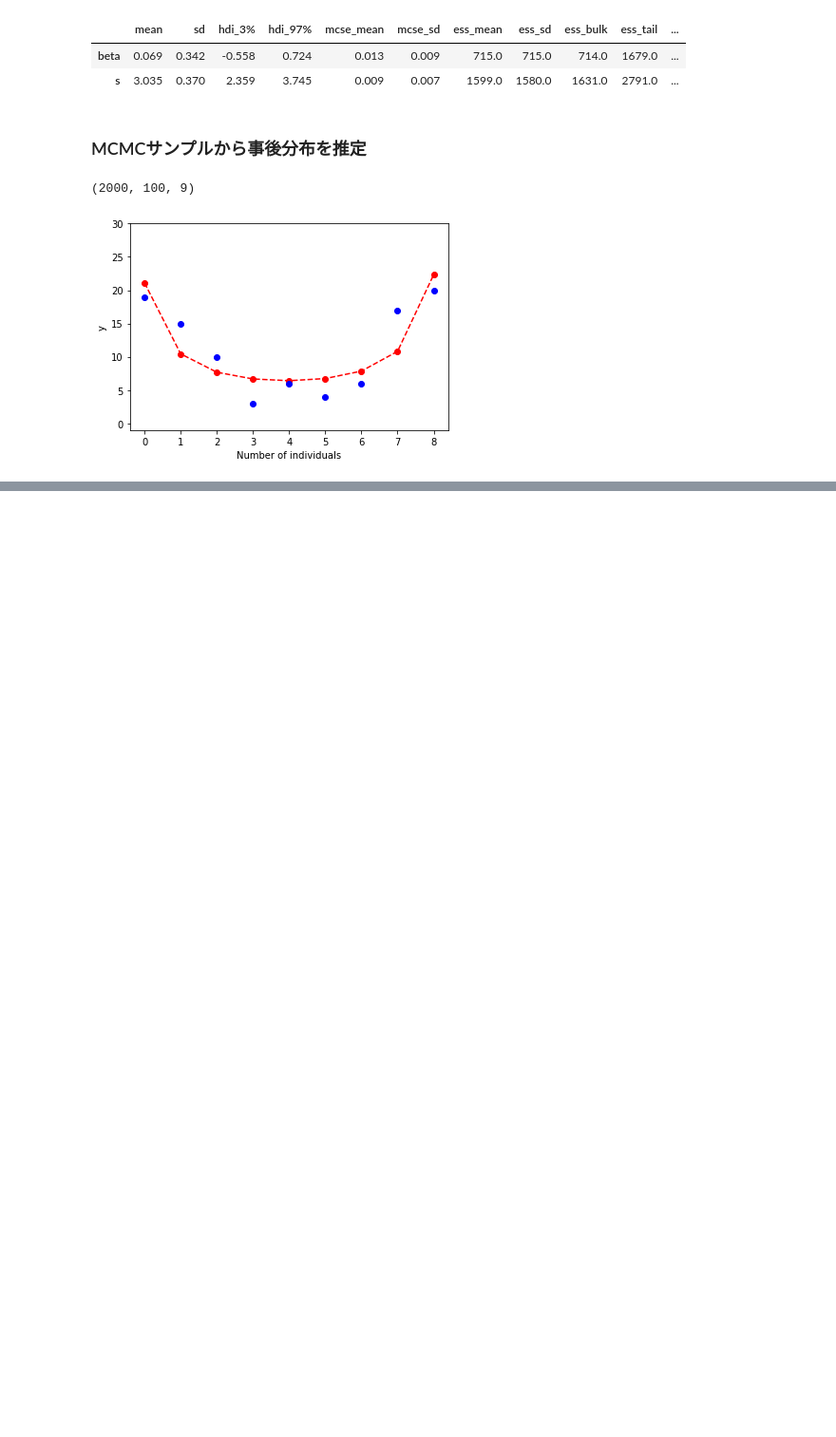
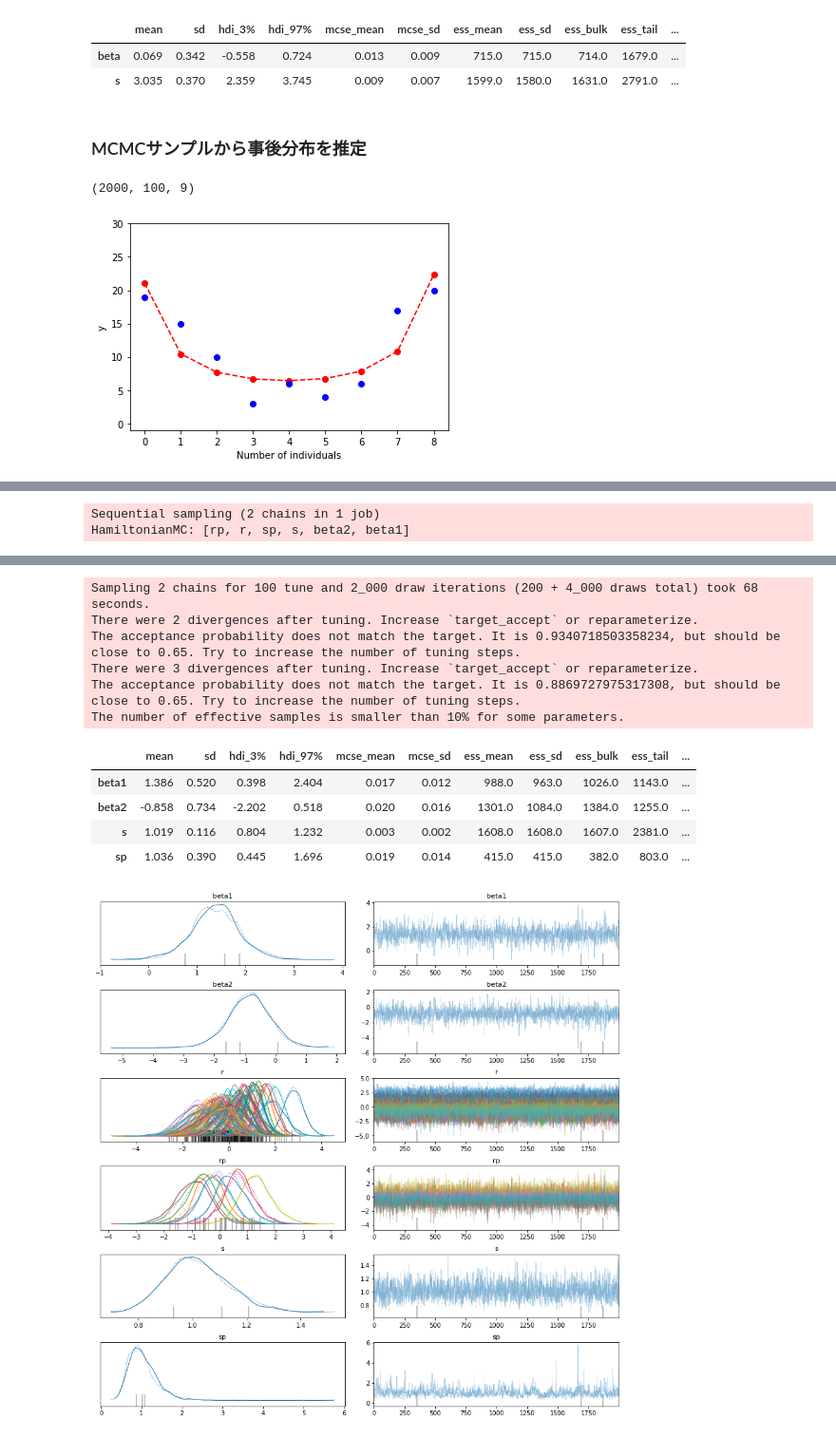
Before and after one commit to KFurudate/Midoribon, a Jupyter notebook: chap10.ipynb, the cells around one changed output, grey strips where cells are left out. Shown at 95% size. Saved outputs shown, nothing was run; the diff lists cells and outputs as text; code cells hidden in the pictures; blank space fills up the shorter version.

```diff
--- a/chap10.ipynb
+++ b/chap10.ipynb
@@ -268,0 +324,7 @@ plt.show()
+# %%
+# T(施肥処理有り)の場合に1となる変数Fを追加
+data['F'] = pd.get_dummies(data["f"])["T"]
+# A〜Jを0〜9に対応付けた変数POTを追加
+data['POT'] = data["pot"].apply(lambda p: ord(p) - ord('A'))
+
+data
@@ -268,0 +345,30 @@ plt.show()
+# %%
+with pymc3.Model() as model:
+    # β1とβ2の事前分布をN(0, 100)の正規分布で設定(無情報事前分布)
+    beta1 = pymc3.Normal('beta1', mu=0, sd=100)
+    beta2 = pymc3.Normal('beta2', mu=0, sd=100)
+
+    # sとspの(超)事前分布をU(0, 10000)の連続一様分布で設定(無情報事前分布)
+    s = pymc3.Uniform('s', lower=0, upper=10000)
+    sp = pymc3.Uniform('sp', lower=0, upper=10000)
+
+    # 個体差パラメータrの事前分布をN(0, s)の正規分布で設定(階層事前分布)
+    r = pymc3.Normal('r', mu=0, sd=s, shape=len(data.y))
+
+    # 場所差パラメータrpの事前分布をN(0, sp)の正規分布で設定(階層事前分布)
+    rp = pymc3.Normal('rp', mu=0, sd=sp, shape=len(data.POT.unique()))
+
+    # ログリンク関数を設定し、ポアソン分布で推定する
+    y = pymc3.Poisson('y', mu=np.exp(beta1 + beta2 * data.F + r + rp[data.POT]), observed=data.y.values)
+# %%
+# HMCでサンプリング
+with model:
+    # 101個目からサンプルを取得するチェインを3つ作る
+    trace = pymc3.sample(2000, step=pymc3.HamiltonianMC(), tune=100, random_seed=42)
+
+_ = pymc3.traceplot(trace)
+
+pymc3.summary(trace).loc[['beta1', 'beta2', 's', 'sp']]
+# %% [output]
+Sequential sampling (2 chains in 1 job)
+HamiltonianMC: [rp, r, sp, s, beta2, beta1]
@@ -268,0 +377,12 @@ plt.show()
+Sampling 2 chains for 100 tune and 2_000 draw iterations (200 + 4_000 draws total) took 68 seconds.
+There were 2 divergences after tuning. Increase `target_accept` or reparameterize.
+The acceptance probability does not match the target. It is 0.9340718503358234, but should be close to 0.65. Try to increase the number of tuning steps.
+There were 3 divergences after tuning. Increase `target_accept` or reparameterize.
+The acceptance probability does not match the target. It is 0.8869727975317308, but should be close to 0.65. Try to increase the number of tuning steps.
+The number of effective samples is smaller than 10% for some parameters.
+|  | mean | sd | hdi_3% | hdi_97% | mcse_mean | mcse_sd | ess_mean | ess_sd | ess_bulk | ess_tail | ... |
+| beta1 | 1.386 | 0.520 | 0.398 | 2.404 | 0.017 | 0.012 | 988.0 | 963.0 | 1026.0 | 1143.0 | ... |
+| beta2 | -0.858 | 0.734 | -2.202 | 0.518 | 0.020 | 0.016 | 1301.0 | 1084.0 | 1384.0 | 1255.0 | ... |
+| s | 1.019 | 0.116 | 0.804 | 1.232 | 0.003 | 0.002 | 1608.0 | 1608.0 | 1607.0 | 2381.0 | ... |
+| sp | 1.036 | 0.390 | 0.445 | 1.696 | 0.019 | 0.014 | 415.0 | 415.0 | 382.0 | 803.0 | ... |
+[figure, added]
```
Also changed, not shown: parts of 10 cells of this notebook.
